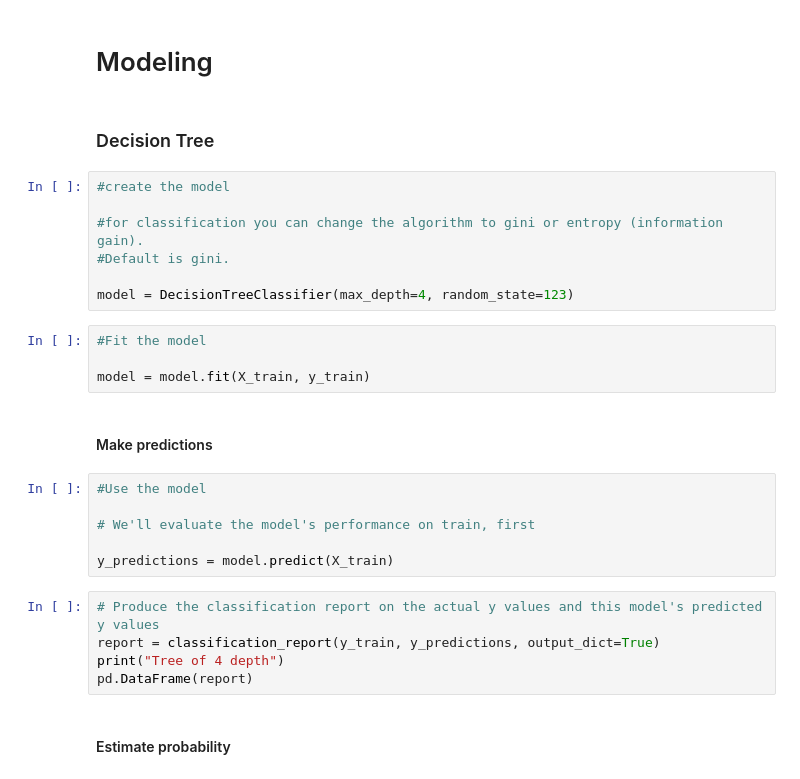
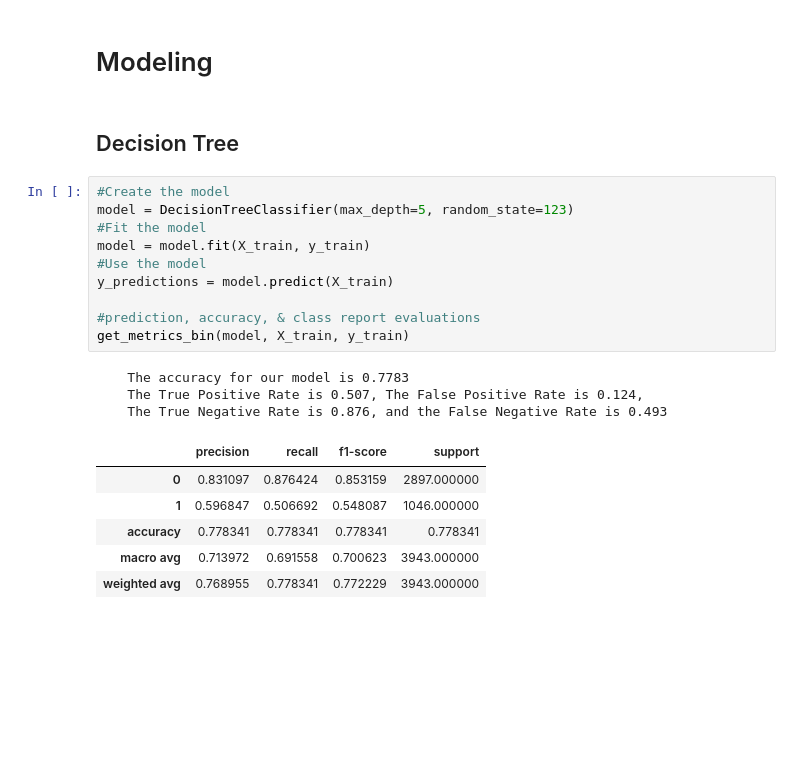
Before and after one commit to hrodjr/telco-churn-classification-project, a Jupyter notebook: scratch_telco.ipynb, the cells around one changed output. Drawn from its saved outputs; the diff is of its cells as text; blank space fills up the shorter version.

```diff
--- a/scratch_telco.ipynb
+++ b/scratch_telco.ipynb
@@ -521,30 +768,24 @@ print(f"Baseline accuracy: {round(baseline_accuracy, 2)}")
 # %% [markdown]
 # Modeling
 # %% [markdown]
-### Decision Tree
+## Decision Tree
 # %%
-#create the model
+#Create the model
+model = DecisionTreeClassifier(max_depth=5, random_state=123)
+#Fit the model
+model = model.fit(X_train, y_train)
+#Use the model
+y_predictions = model.predict(X_train)
 
-#for classification you can change the algorithm to gini or entropy (information gain).
-#Default is gini.
-
-model = DecisionTreeClassifier(max_depth=4, random_state=123)
+#prediction, accuracy, & class report evaluations
+get_metrics_bin(model, X_train, y_train)
+# %% [output]
+    The accuracy for our model is 0.7783
+    The True Positive Rate is 0.507, The False Positive Rate is 0.124,
+    The True Negative Rate is 0.876, and the False Negative Rate is 0.493
+|  | precision | recall | f1-score | support |
+| 0 | 0.831097 | 0.876424 | 0.853159 | 2897.000000 |
+| 1 | 0.596847 | 0.506692 | 0.548087 | 1046.000000 |
+| accuracy | 0.778341 | 0.778341 | 0.778341 | 0.778341 |
+| macro avg | 0.713972 | 0.691558 | 0.700623 | 3943.000000 |
+| weighted avg | 0.768955 | 0.778341 | 0.772229 | 3943.000000 |
-# %%
-#Fit the model
-
-model = model.fit(X_train, y_train)
-# %% [markdown]
-#### Make predictions
-# %%
-#Use the model
-
-# We'll evaluate the model's performance on train, first
-
-y_predictions = model.predict(X_train)
-# %%
-# Produce the classification report on the actual y values and this model's predicted y values
-report = classification_report(y_train, y_predictions, output_dict=True)
-print("Tree of 4 depth")
-pd.DataFrame(report)
-# %% [markdown]
-#### Estimate probability
```
Also changed, not shown: parts of 91 cells of this notebook, 1 other file.
